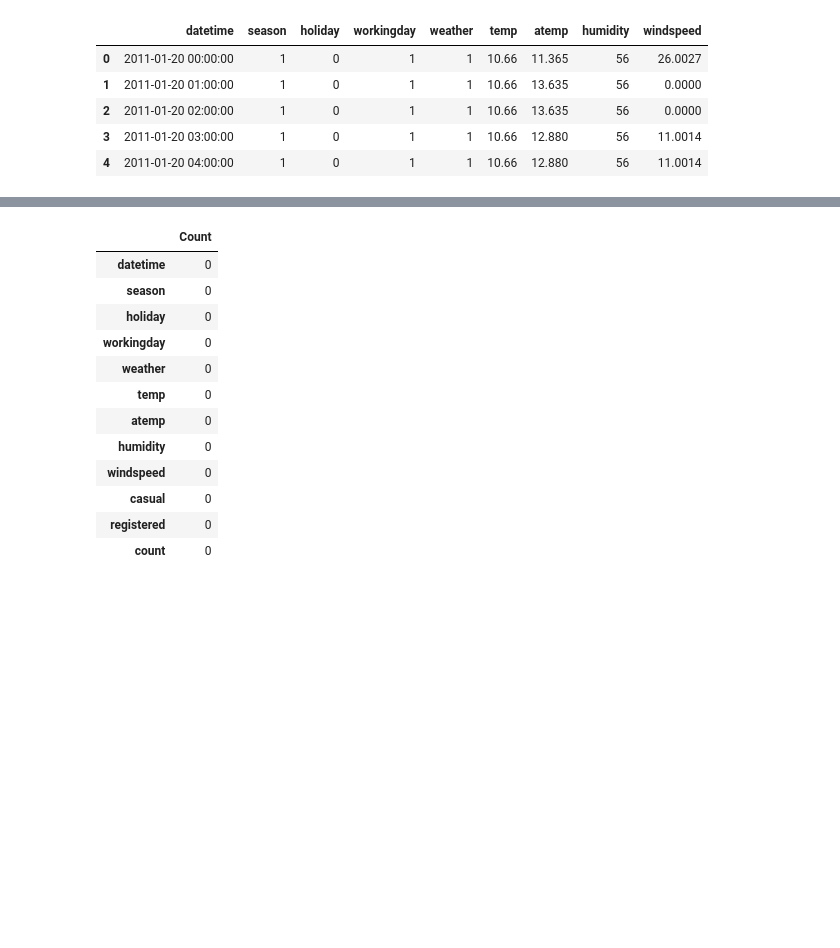
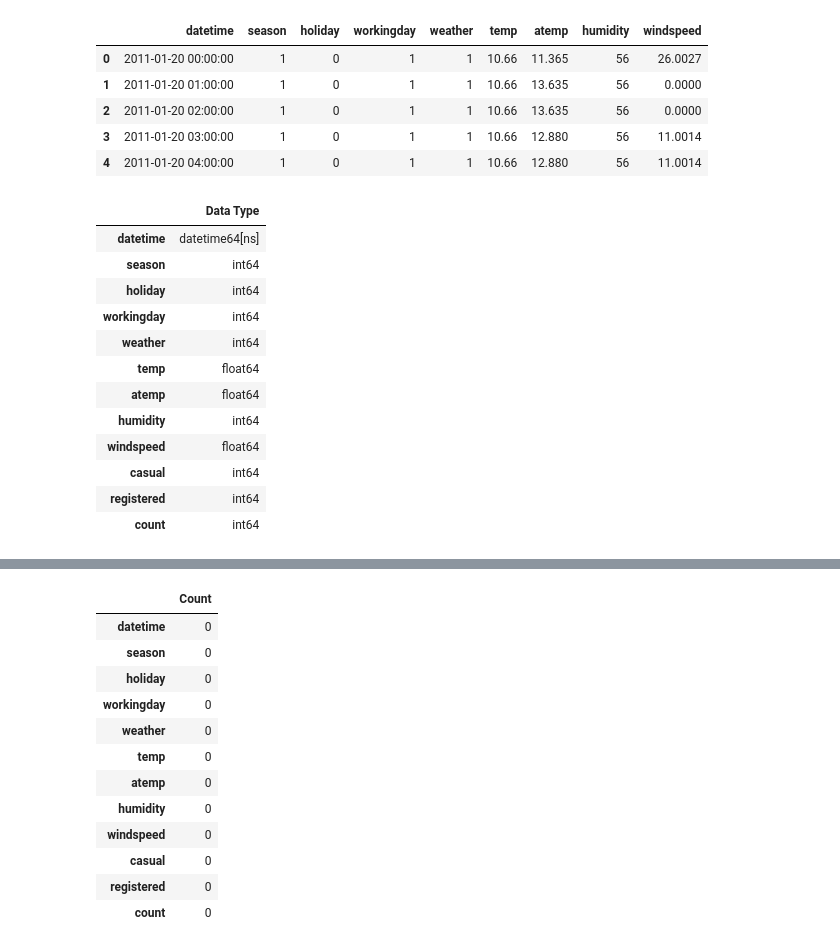
Before and after one commit to jay-watt/bike_sharing, a Jupyter notebook: noteboooks/data_exploration.ipynb, the cells around one changed output, grey strips where cells are left out. Cells and saved outputs as stored; diff of their text form; code cells hidden in the pictures; blank space fills up the shorter version.

```diff
--- a/noteboooks/data_exploration.ipynb
+++ b/noteboooks/data_exploration.ipynb
@@ -32,3 +32,22 @@ test_data.head()
 | 2 | 2011-01-20 02:00:00 | 1 | 0 | 1 | 1 | 10.66 | 13.635 | 56 | 0.0000 |
 | 3 | 2011-01-20 03:00:00 | 1 | 0 | 1 | 1 | 10.66 | 12.880 | 56 | 11.0014 |
 | 4 | 2011-01-20 04:00:00 | 1 | 0 | 1 | 1 | 10.66 | 12.880 | 56 | 11.0014 |
+# %%
+import pandas as pd
+
+data_types = train_data.dtypes
+pd.DataFrame(data_types, columns=['Data Type'])
+# %% [output]
+|  | Data Type |
+| datetime | datetime64[ns] |
+| season | int64 |
+| holiday | int64 |
+| workingday | int64 |
+| weather | int64 |
+| temp | float64 |
+| atemp | float64 |
+| humidity | int64 |
+| windspeed | float64 |
+| casual | int64 |
+| registered | int64 |
+| count | int64 |
```
Also changed, not shown: parts of 27 cells of this notebook.
